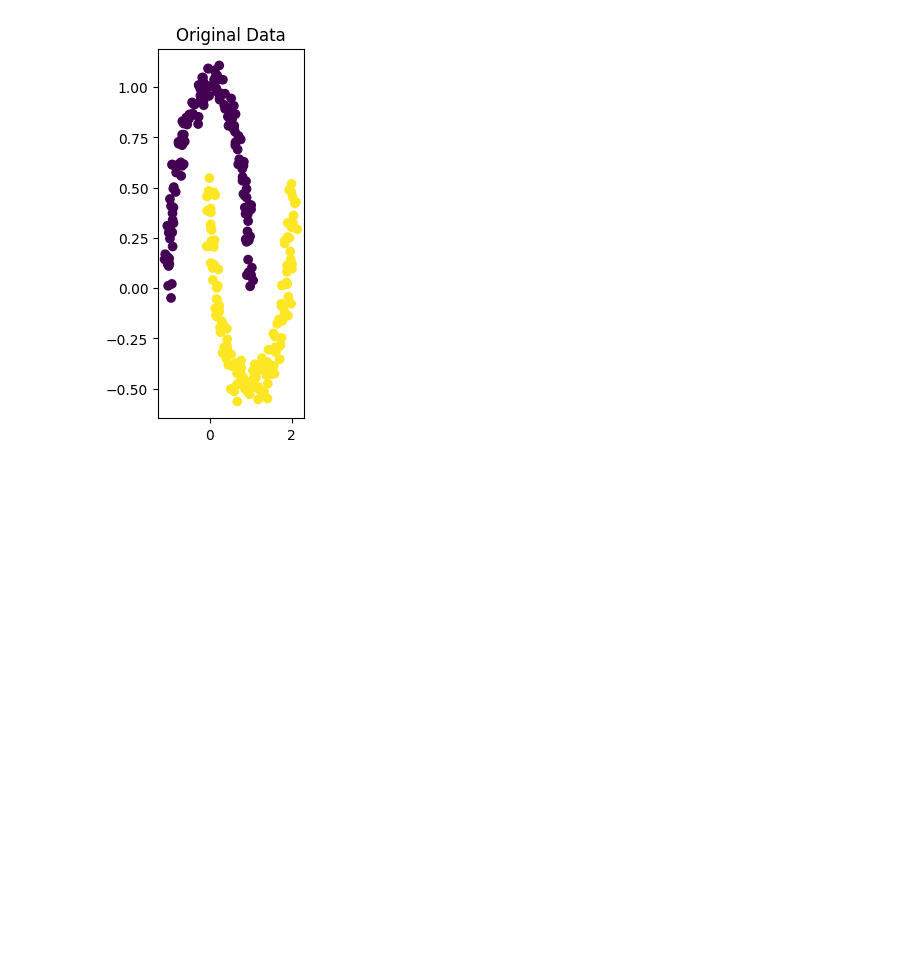
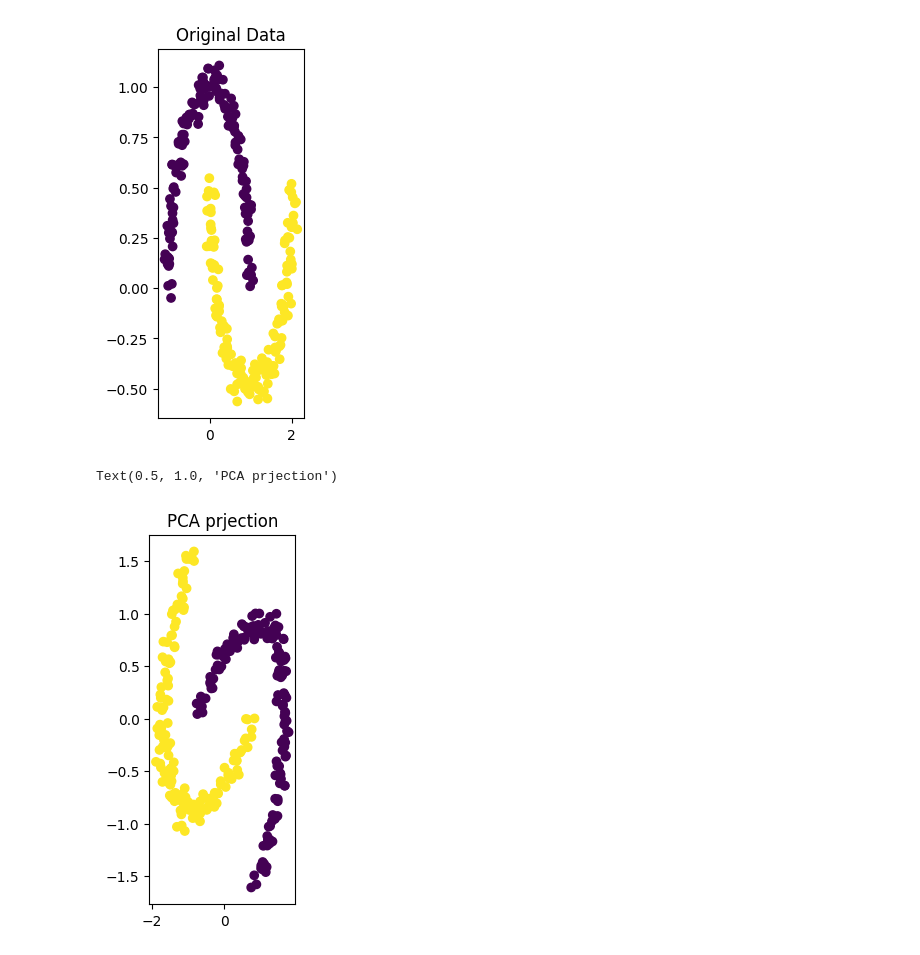
Before and after one commit to gulshan0201/DATA-Science, a Jupyter notebook: Practice.ipynb, the cells around one changed output. Drawn from its saved outputs; the diff is of its cells as text; code cells hidden in the pictures; blank space fills up the shorter version.

```diff
--- a/Practice.ipynb
+++ b/Practice.ipynb
@@ -58,3 +58,10 @@ plt.title("Original Data")
 # %% [output]
 Text(0.5, 1.0, 'Original Data')
 [figure]
+# %%
+plt.subplot(1,3,2)
+plt.scatter(X_pca[:,0], X_pca[:,1], c=y, cmap='viridis')
+plt.title("PCA prjection")
+# %% [output]
+Text(0.5, 1.0, 'PCA prjection')
+[figure, added]
```
